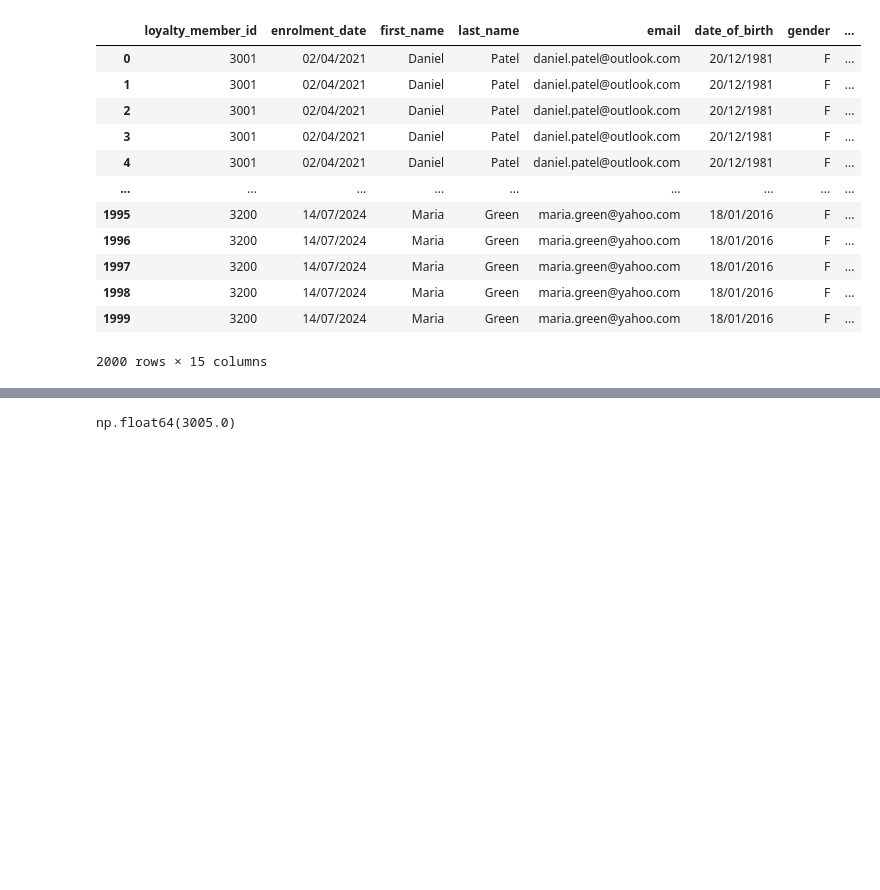
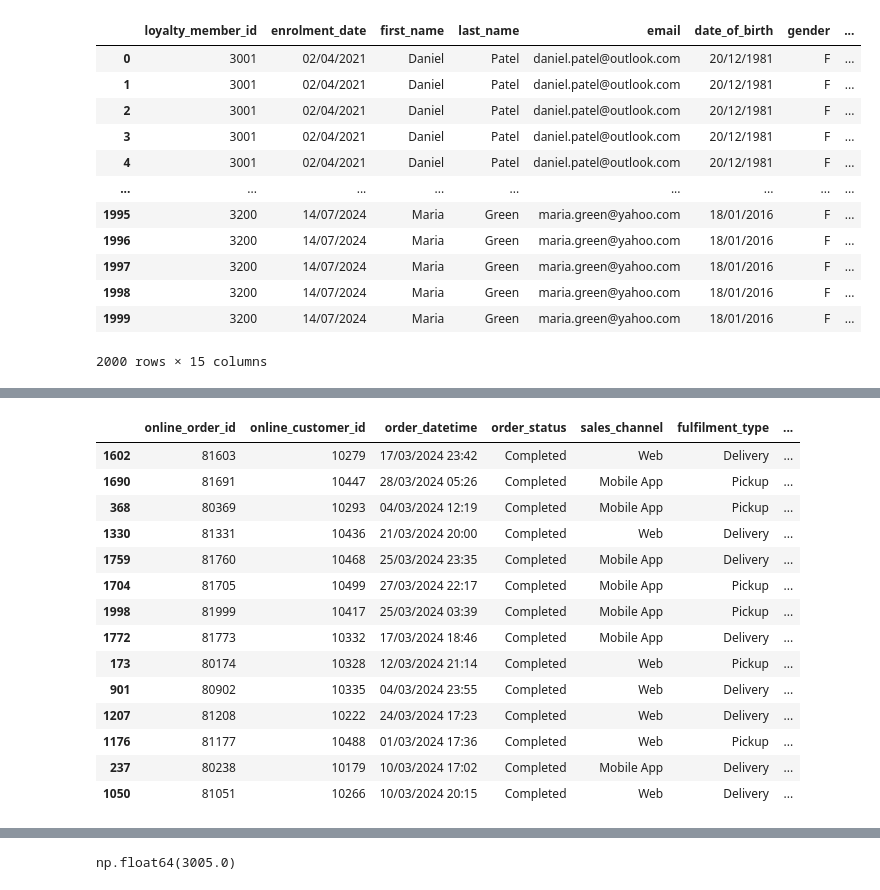
Before and after one commit to KumbiraiShonhiwa/Assignment2, a Jupyter notebook: data_wrangling/Assignment_2.ipynb, the cells around one changed output, grey strips where cells are left out. Saved outputs shown, nothing was run; the diff lists cells and outputs as text; code cells hidden in the pictures; blank space fills up the shorter version.

```diff
--- a/data_wrangling/Assignment_2.ipynb
+++ b/data_wrangling/Assignment_2.ipynb
@@ -142,2 +157,37 @@ loyalty_merged.to_csv("../dataset/loyalty_merged.csv",index=False)
 # %%
 # How do in-store vs online sales compare by time, product and location?
+most_purchased_product = pos_transactions_line.groupby("product_id").size()
+pos_products_with_purchase_rate = pos_products.copy()
+
+pos_products_with_purchase_rate["number_of_purchases"] = pos_products_with_purchase_rate["product_id"].map(most_purchased_product)
+pos_products_with_purchase_rate.sort_values(by="number_of_purchases",ascending=False).head(5).to_csv("../results/most_purchases_pos_product.csv",index=False)
+# %%
+# How do in-store vs online sales compare by time, product and location?
+most_purchased_product_online = online_orders.groupby("product_id").size()
+pos_products_with_purchase_rate_online = online_orders.copy()
+
+# Collect all completed orders only
+orders = pos_products_with_purchase_rate_online["order_status"] == "Completed"
+jump = pos_products_with_purchase_rate_online[orders]
+pos_products_with_purchase_rate_online = jump
+
+pos_products_with_purchase_rate_online["number_of_purchases"] = pos_products_with_purchase_rate_online["product_id"].map(most_purchased_product)
+pos_products_with_purchase_rate_online.sort_values(by="number_of_purchases",ascending=False).head(14).to_csv("../results/most_purchases_online_product.csv",index=False)
+# %%
+pos_products_with_purchase_rate_online.sort_values(by="number_of_purchases",ascending=False).head(14)
+# %% [output]
+|  | online_order_id | online_customer_id | order_datetime | order_status | sales_channel | fulfilment_type | ... |
+| 1602 | 81603 | 10279 | 17/03/2024 23:42 | Completed | Web | Delivery | ... |
+| 1690 | 81691 | 10447 | 28/03/2024 05:26 | Completed | Mobile App | Pickup | ... |
+| 368 | 80369 | 10293 | 04/03/2024 12:19 | Completed | Mobile App | Pickup | ... |
+| 1330 | 81331 | 10436 | 21/03/2024 20:00 | Completed | Web | Delivery | ... |
+| 1759 | 81760 | 10468 | 25/03/2024 23:35 | Completed | Mobile App | Delivery | ... |
+| 1704 | 81705 | 10499 | 27/03/2024 22:17 | Completed | Mobile App | Pickup | ... |
+| 1998 | 81999 | 10417 | 25/03/2024 03:39 | Completed | Mobile App | Pickup | ... |
+| 1772 | 81773 | 10332 | 17/03/2024 18:46 | Completed | Mobile App | Delivery | ... |
+| 173 | 80174 | 10328 | 12/03/2024 21:14 | Completed | Web | Pickup | ... |
+| 901 | 80902 | 10335 | 04/03/2024 23:55 | Completed | Web | Delivery | ... |
+| 1207 | 81208 | 10222 | 24/03/2024 17:23 | Completed | Web | Delivery | ... |
+| 1176 | 81177 | 10488 | 01/03/2024 17:36 | Completed | Web | Pickup | ... |
+| 237 | 80238 | 10179 | 10/03/2024 17:02 | Completed | Mobile App | Delivery | ... |
+| 1050 | 81051 | 10266 | 10/03/2024 20:15 | Completed | Web | Delivery | ... |
```
Also changed, not shown: parts of 19 cells of this notebook, 11 other files.
